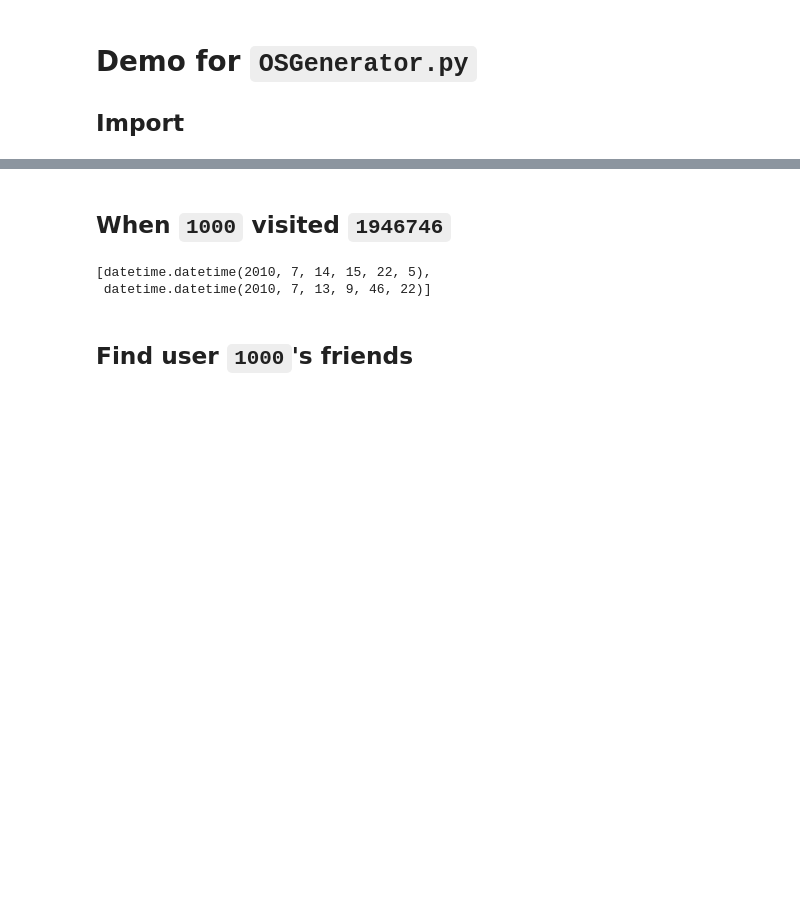
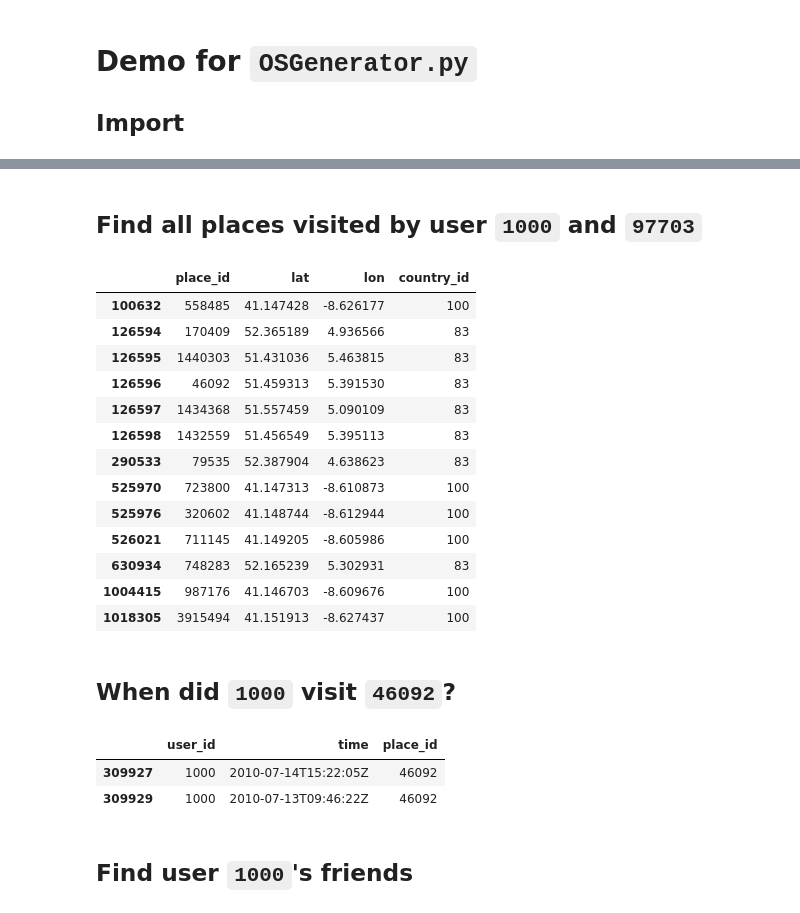
Before and after one commit to mjorrico/spatial-data-visualizer, a Jupyter notebook: object_summary_demo.ipynb, the cells around one changed output, grey strips where cells are left out. Cells and saved outputs as stored; diff of their text form; code cells hidden in the pictures; blank space fills up the shorter version.

Commit message:
swtich from graph to dataframe representation of data

```diff
--- a/object_summary_demo.ipynb
+++ b/object_summary_demo.ipynb
@@ -27,10 +84,30 @@ osg.get_checkins(1000)
+# %% [markdown]
+## Find all places visited by user `1000` and `97703`
+# %%
+osg.get_user_place([1000, 97703])
+# %% [output]
+|  | place_id | lat | lon | country_id |
+| 100632 | 558485 | 41.147428 | -8.626177 | 100 |
+| 126594 | 170409 | 52.365189 | 4.936566 | 83 |
+| 126595 | 1440303 | 51.431036 | 5.463815 | 83 |
+| 126596 | 46092 | 51.459313 | 5.391530 | 83 |
+| 126597 | 1434368 | 51.557459 | 5.090109 | 83 |
+| 126598 | 1432559 | 51.456549 | 5.395113 | 83 |
+| 290533 | 79535 | 52.387904 | 4.638623 | 83 |
+| 525970 | 723800 | 41.147313 | -8.610873 | 100 |
+| 525976 | 320602 | 41.148744 | -8.612944 | 100 |
+| 526021 | 711145 | 41.149205 | -8.605986 | 100 |
+| 630934 | 748283 | 52.165239 | 5.302931 | 83 |
+| 1004415 | 987176 | 41.146703 | -8.609676 | 100 |
+| 1018305 | 3915494 | 41.151913 | -8.627437 | 100 |
 # %% [markdown]
-## When `1000` visited `1946746`
+## When did `1000` visit `46092`?
 # %%
-osg.get_checkintimes(1000, 1946746)
+osg.get_checkin_time(1000, 46092)
 # %% [output]
-[datetime.datetime(2010, 7, 14, 15, 22, 5),
- datetime.datetime(2010, 7, 13, 9, 46, 22)]
+|  | user_id | time | place_id |
+| 309927 | 1000 | 2010-07-14T15:22:05Z | 46092 |
+| 309929 | 1000 | 2010-07-13T09:46:22Z | 46092 |
 # %% [markdown]
 ## Find user `1000`'s friends
 # %%
```
Also changed, not shown: parts of 24 cells of this notebook, 4 other files.
